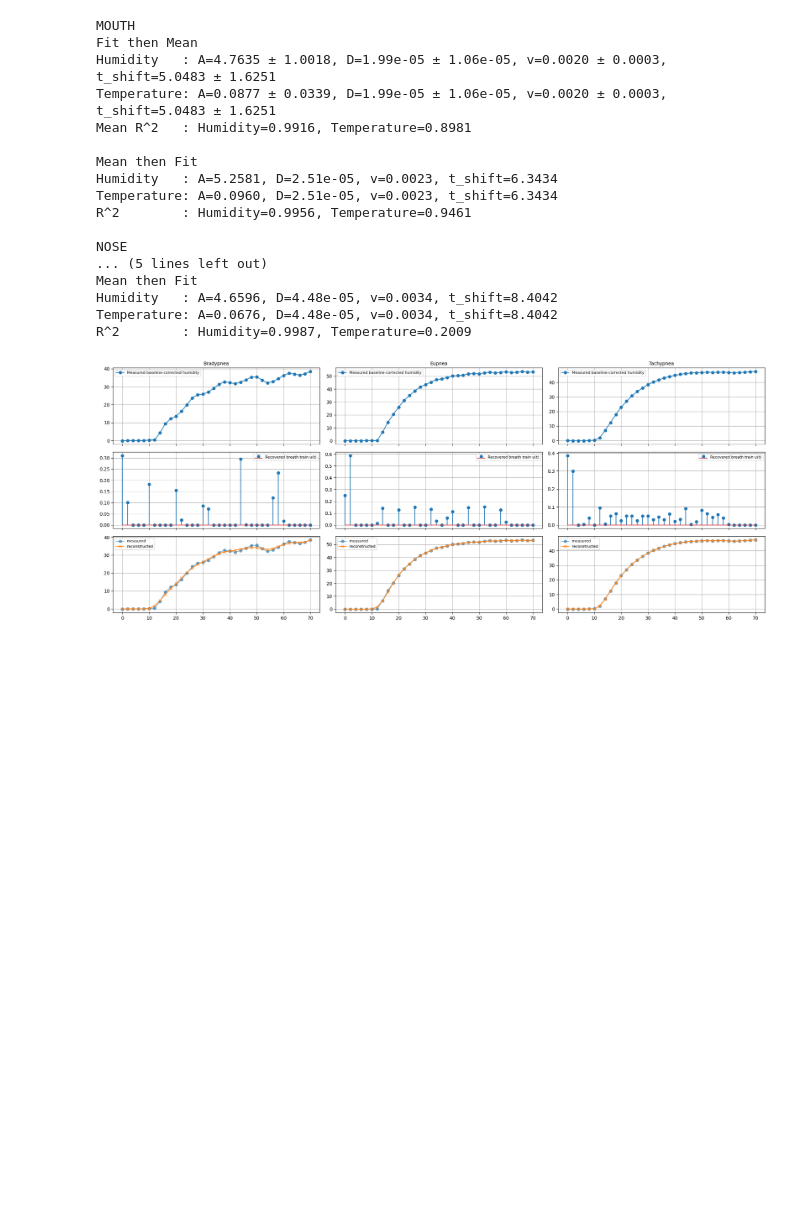
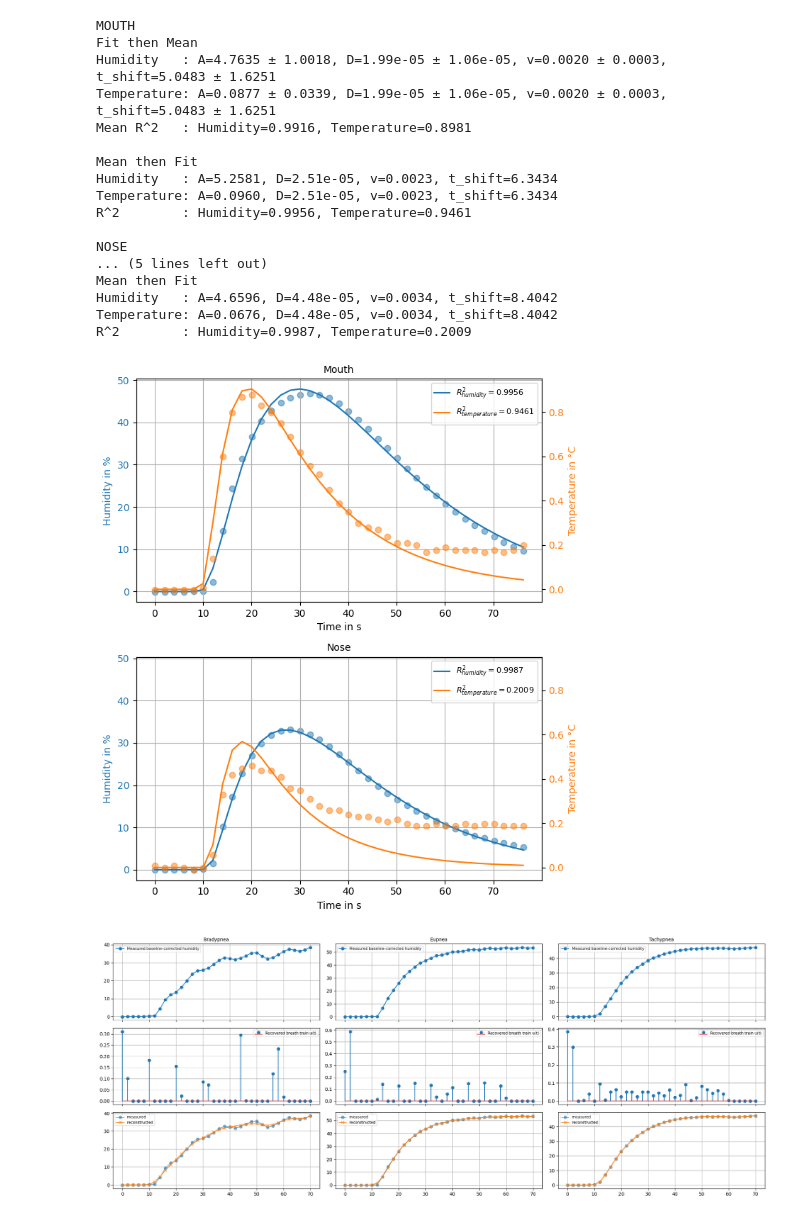
Before and after one commit to leon-rny/neural-network-breath-modeling, a Jupyter notebook: pinn.ipynb, the cells around one changed output. Cells and saved outputs as stored; diff of their text form; code cells hidden in the pictures; blank space fills up the shorter version.

Commit message:
evalute pinn for presentation

```diff
--- a/pinn.ipynb
+++ b/pinn.ipynb
@@ -335,6 +335,70 @@ Mean then Fit
 Humidity   : A=4.6596, D=4.48e-05, v=0.0034, t_shift=8.4042
 Temperature: A=0.0676, D=4.48e-05, v=0.0034, t_shift=8.4042
 R^2        : Humidity=0.9987, Temperature=0.2009
+# %%
+# load data
+df_cir = load_cir()
+
+# mean-fit
+mean_then_fit = {}
+fig, ax = plt.subplots(2, 1, figsize=(7, 8), sharey=True)
+ax_twin = [ax[0].twinx(), ax[1].twinx()]
+ax_twin[1].sharey(ax_twin[0])
+# ax_twin[0].tick_params(right=False, labelright=False)
+for col, region in enumerate(REGION):
+    df_region = df_cir[df_cir['region'] == region]
+    time = df_region.iloc[0]['time']
+
+    humidity_mean, temperature_mean, _, _ = cir_stats(df_region)
+    signal = dict(time=time, humidity=humidity_mean, temperature=temperature_mean)
+
+    # fit model to mean signal
+    params_humidity, params_temperature = fit_cir(signal)
+    solution_humidity = system_impulse_response(time, *params_humidity,    tau_s=15.0)
+    solution_temperature = system_impulse_response(time, *params_temperature, tau_s=2.0)
+    humidity_baseline_corrected, temperature_baseline_corrected = preprocess_cir(humidity_mean, temperature_mean)
+
+    # compute r^2
+    ss_res_h = np.sum((humidity_baseline_corrected - solution_humidity) ** 2)
+    ss_res_t = np.sum((temperature_baseline_corrected - solution_temperature) ** 2)
+    ss_tot_h = np.sum((humidity_baseline_corrected - np.mean(humidity_baseline_corrected)) ** 2)
+    ss_tot_t = np.sum((temperature_baseline_corrected - np.mean(temperature_baseline_corrected)) ** 2)
+    r2_humidity = 1 - ss_res_h / ss_tot_h
+    r2_temperature = 1 - ss_res_t / ss_tot_t
+
+    # store fit parameters
+    mean_then_fit[region] = {
+        'humidity_params': params_humidity,
+        'temperature_params': params_temperature,
+        'r2_humidity': r2_humidity,
+        'r2_temperature': r2_temperature}
+
+    # humidity
+    ax[col].scatter(time, humidity_baseline_corrected, marker='o', color='tab:blue', alpha=0.5)
+    ax[col].plot(time, solution_humidity, label=rf'$R^2_{{humidity}}=${r2_humidity:.4f}', color='tab:blue')
+    ax[col].set_xlabel('Time in s')
+    ax[col].tick_params(axis='y', labelcolor='tab:blue')
+    ax[col].grid()
+
+    # temperature
+    ax_twin[col].scatter(time, temperature_baseline_corrected, marker='o', color='tab:orange', alpha=0.5)
+    ax_twin[col].plot(time, solution_temperature, label=rf'$R^2_{{temperature}}=${r2_temperature:.4f}', color='tab:orange',)
+    ax_twin[col].tick_params(axis='y', labelcolor='tab:orange')
+
+    ax[0].set_ylabel('Humidity in %', color='tab:blue')
+    ax[1].set_ylabel('Humidity in %', color='tab:blue')
+    ax_twin[0].set_ylabel('Temperature in °C', color='tab:orange')
+    ax_twin[1].set_ylabel('Temperature in °C', color='tab:orange')
+    h1, l1 = ax[col].get_legend_handles_labels()
+    h2, l2 = ax_twin[col].get_legend_handles_labels()
+    ax[col].legend(h1 + h2, l1 + l2, loc='upper right')
+    ax[col].set_title(f'{region.capitalize()}')
+
+plt.tight_layout()
+plt.savefig('results/figures/pinn_mean_fit.png', dpi=300)
+plt.show()
+# %% [output]
+[figure, added]
 # %%
 # deconvolution
 def cir_kernel(time_grid, A, D, v, t_shift, tau_s):
```
Also changed, not shown: parts of 2 cells of this notebook, 2 other files.
